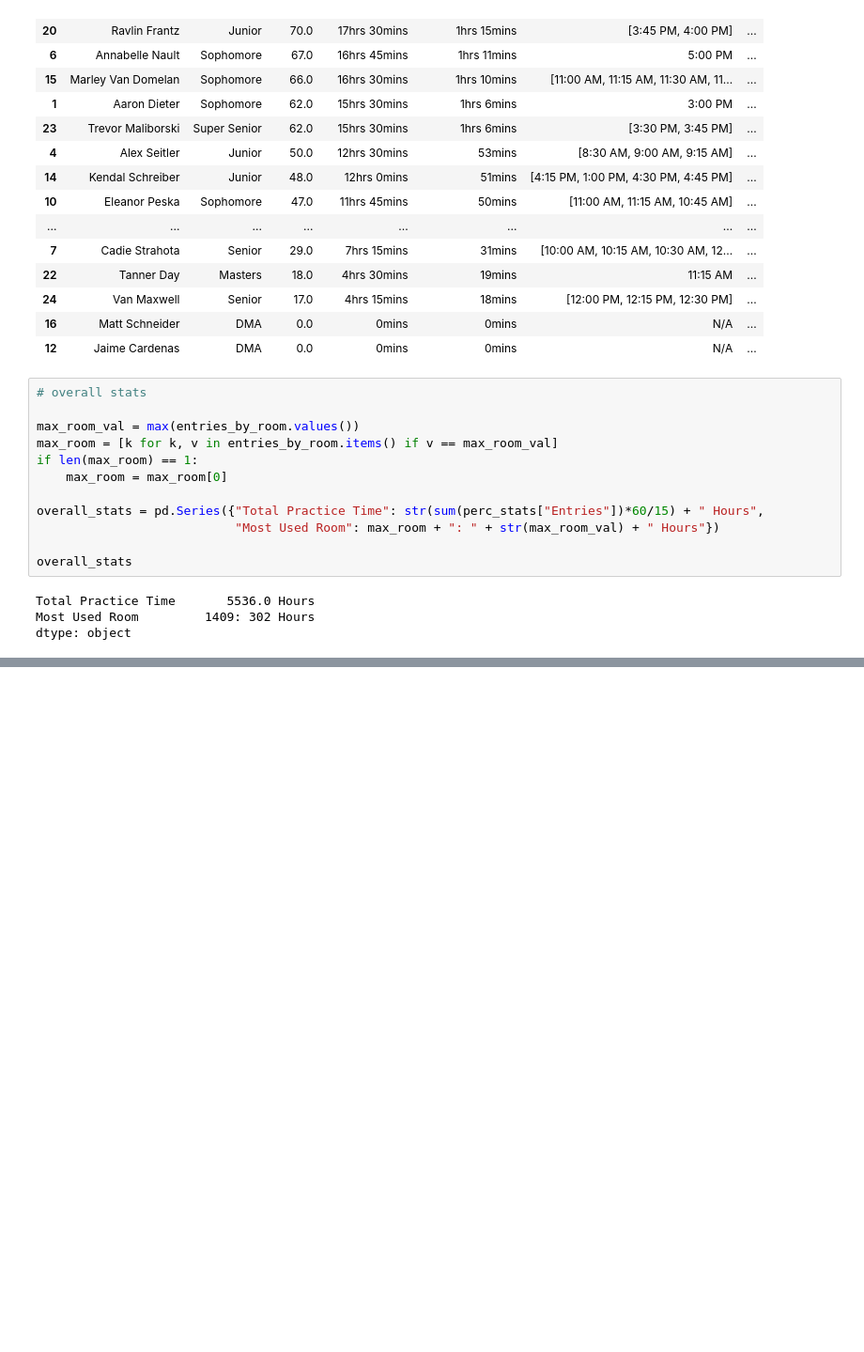
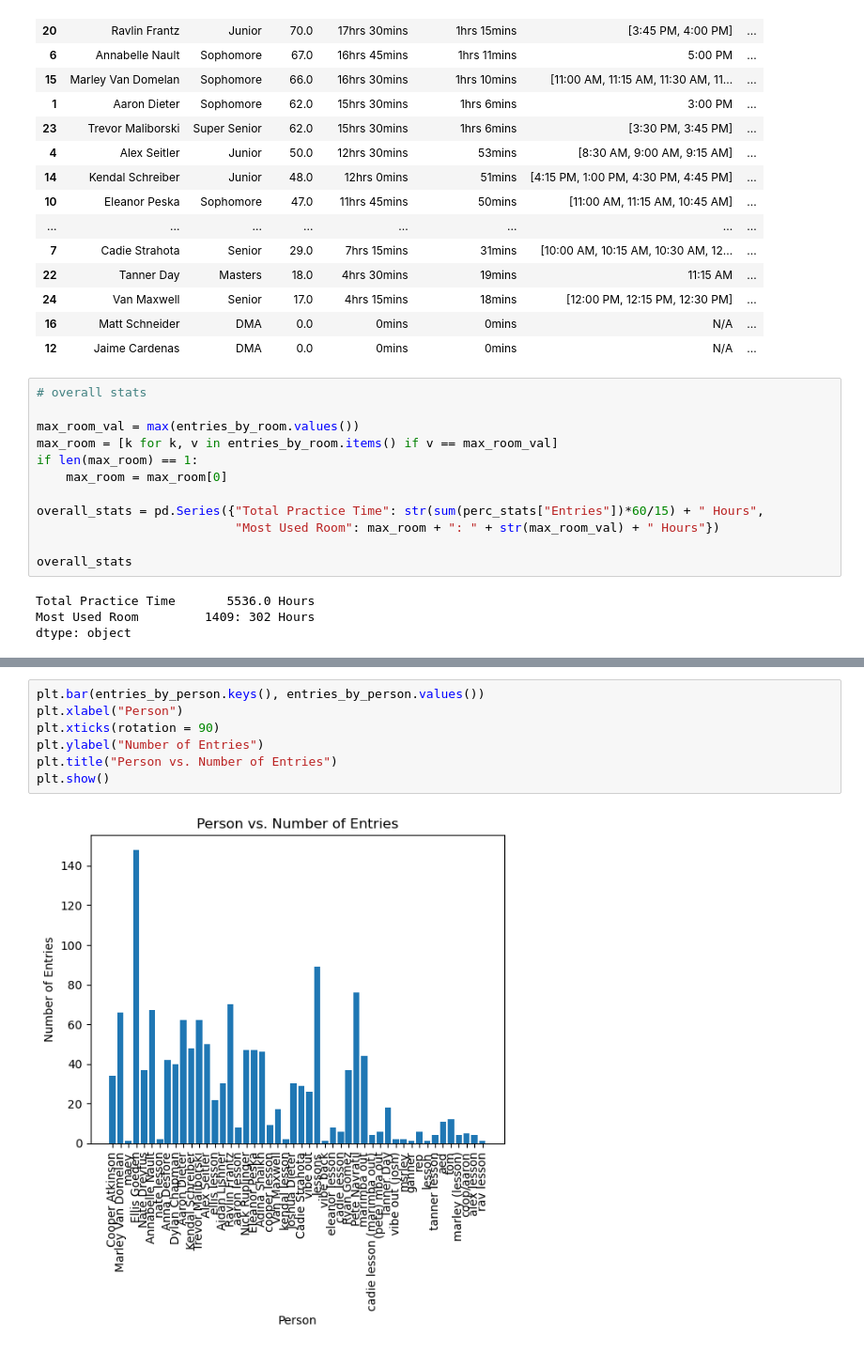
Before and after one commit to amdieter/practice-room-data, a Jupyter notebook: Practice Log.ipynb, the cells around one changed output, grey strips where cells are left out. Shown at 94% size. Cells and saved outputs as stored; diff of their text form; blank space fills up the shorter version.

```diff
--- a/Practice Log.ipynb
+++ b/Practice Log.ipynb
@@ -560,0 +574,9 @@ plt.show()
+# %%
+plt.bar(entries_by_person.keys(), entries_by_person.values())
+plt.xlabel("Person")
+plt.xticks(rotation = 90)
+plt.ylabel("Number of Entries")
+plt.title("Person vs. Number of Entries")
+plt.show()
+# %% [output]
+[figure, added]
```
Also changed, not shown: parts of 7 cells of this notebook, 1 other file.
